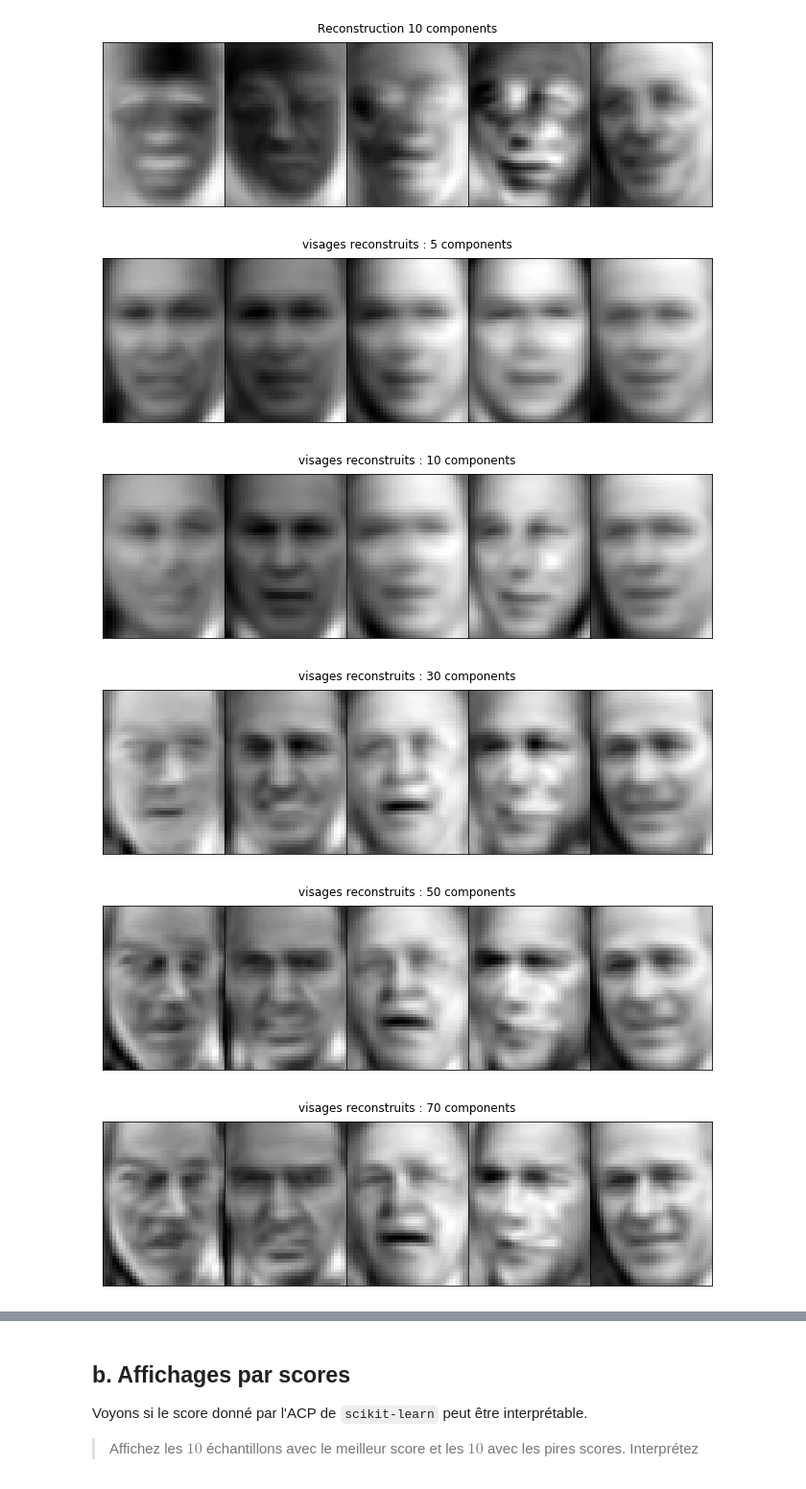
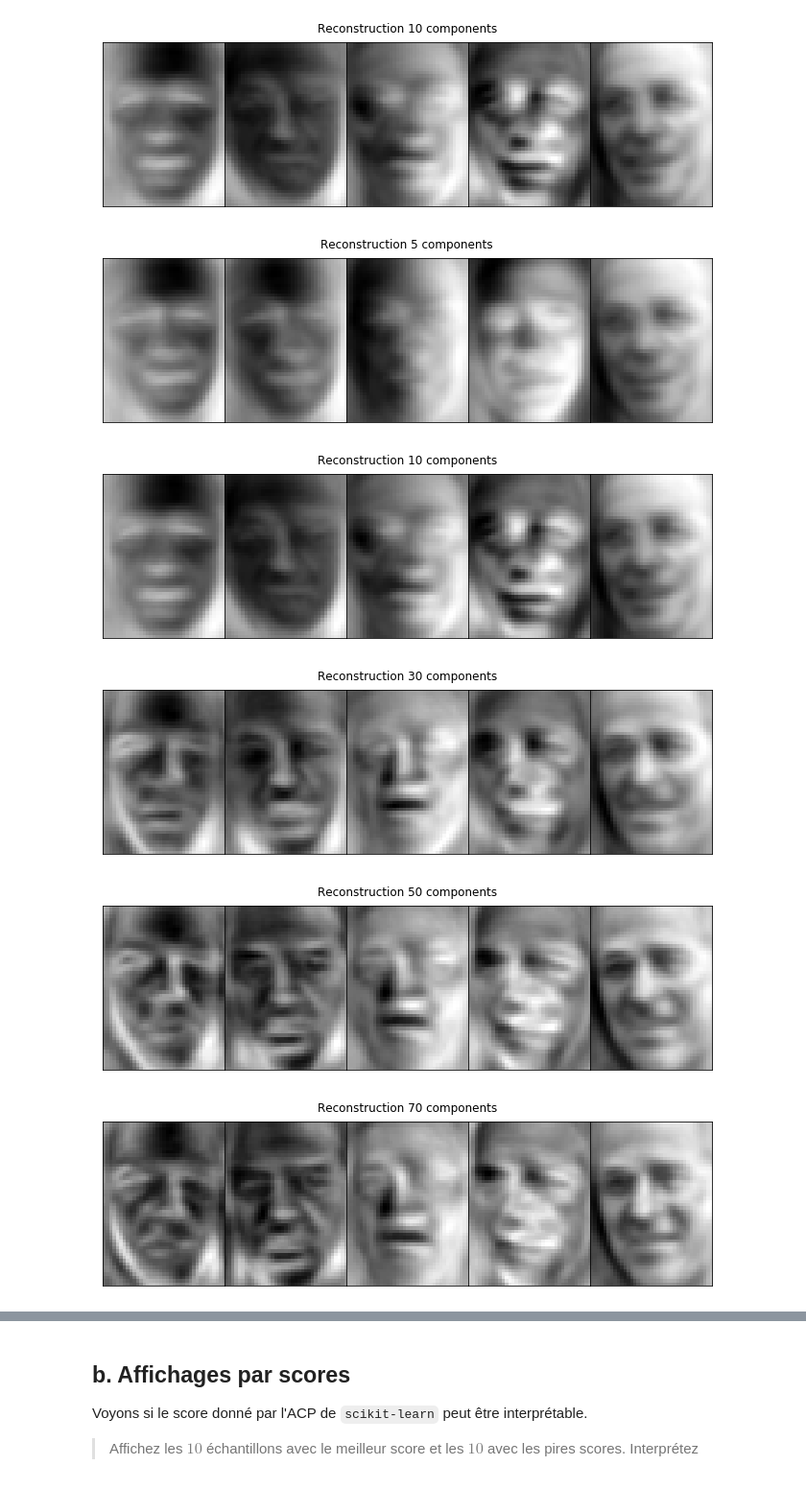
Before and after one commit to campusplage/compte-rendus-calmdown, a Jupyter notebook: TP2_sklearn.ipynb, the cells around one changed output, grey strips where cells are left out. Shown at 96% size. Cells and saved outputs as stored; diff of their text form; code cells hidden in the pictures.

```diff
--- a/TP2_sklearn.ipynb
+++ b/TP2_sklearn.ipynb
@@ -307,13 +294,13 @@ from sklearn.preprocessing import StandardScaler
 
 # Calculez la transformée des images par ACP
 x = d.data
-x = StandardScaler().fit_transform(x)
+x = StandardScaler().fit_transform(x) # On normalise les données des images
 
-n_components = 10
-pca = PCA(n_components=n_components)
-pca.fit(x)
+n_components = 200
+pca = PCA(n_components=n_components) # On créé l'objet pca avec n_compenents composante
+pca.fit(x) # On entraîne le modèle
 
-data_pca = pca.transform(x)
+data_pca = pca.transform(x) # On transforme les images par ACP
 
 # calculez la reconstruction correspondante
 reconstruction = pca.inverse_transform(data_pca)
@@ -329,16 +316,33 @@ plot_images(reconstruction, title='Reconstruction '+str(n_components)+' componen
 # %%
 # Maintenant, pour les nombres de composantes suivants: 5, 10, 30, 50, 70, 100, 200, affichez les visages reconstruits sur une ligne
 # puis les visages initiaux sur une ligne.
 # Indice: vous avez deux options: réapprendre une ACP à chaque fois, ou bien réutiliser la même plusieurs fois.
 
+from sklearn.decomposition import PCA
+from sklearn.preprocessing import StandardScaler
+
+def print_acp (n, d):
+  x = d.data
+  x = StandardScaler().fit_transform(x)
+
+  pca = PCA(n_components=n)
+  pca.fit(x)
+
+  data_pca = pca.transform(x)
+
+  # calculez la reconstruction correspondante
+  reconstruction = pca.inverse_transform(data_pca)
+  plot_images(reconstruction, title='Reconstruction '+str(n)+' components', n_row=1, n_col=5, shuffle=True)
+
+
 for ncomp in [5, 10, 30, 50, 70, 100, 200]:
-  ...
+  print_acp(ncomp,d)
 
 # Affichez sur une ligne les 5 premières images originales
 plot_images(d.data, 'visages initiaux', n_row=1, n_col=5)
 # %% [output]
-[figure, old version]
+[figure, new version]
-[figure, old version]
+[figure, new version]
-[figure, old version]
+[figure, new version]
-[figure, old version]
+[figure, new version]
-[figure, old version]
+[figure, new version]
```
Also changed, not shown: parts of 25 cells of this notebook.
